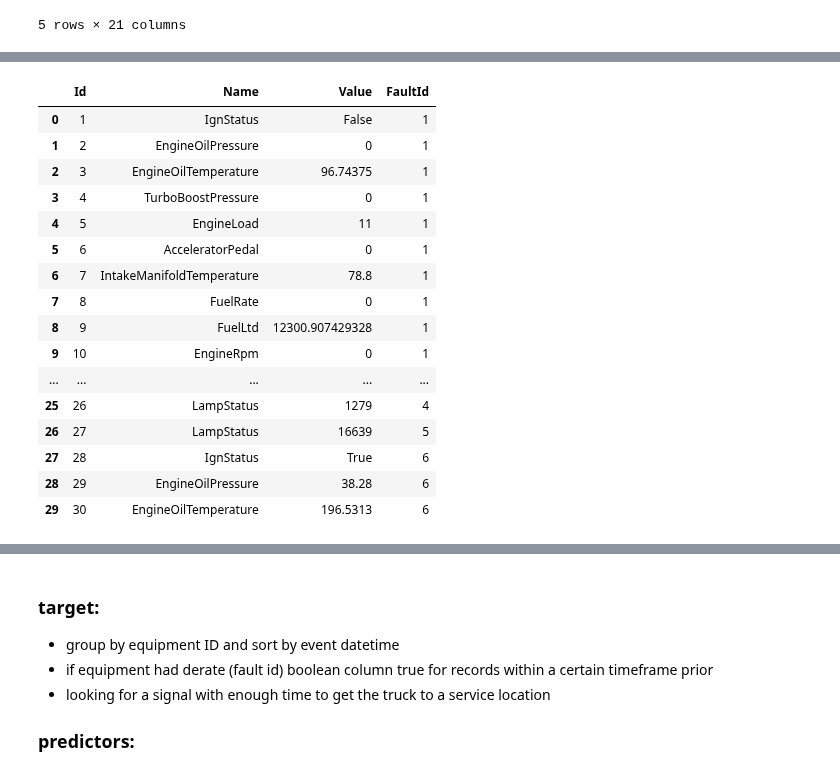
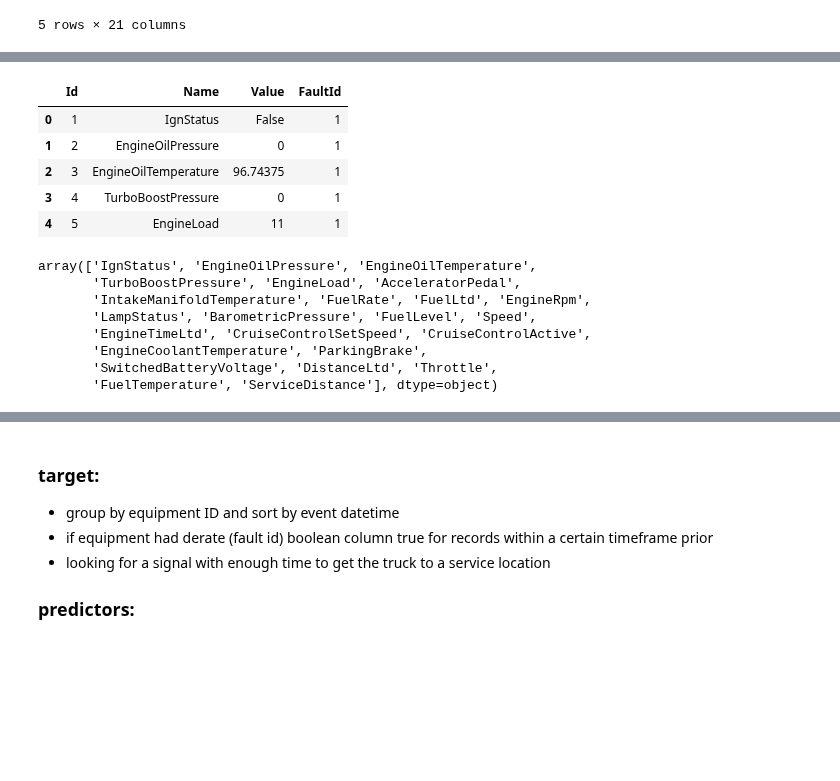
Before and after one commit to KagonDeans/big-g-ml-convoy, a Jupyter notebook: notebooks/teresa_eda.ipynb, the cells around one changed output, grey strips where cells are left out. Drawn from its saved outputs; the diff is of its cells as text; code cells hidden in the pictures; blank space fills up the shorter version.

```diff
--- a/notebooks/teresa_eda.ipynb
+++ b/notebooks/teresa_eda.ipynb
@@ -138,22 +163,23 @@ faults_active['derate_true'] = np.where(faults_active.groupby(['EquipmentID', 'e
 # %%
 diagnostics = pd.read_csv('../data/VehicleDiagnosticOnboardData.csv')
 # %%
-diagnostics.head(30)
+diagnostics.head()
 # %% [output]
 |  | Id | Name | Value | FaultId |
 | 0 | 1 | IgnStatus | False | 1 |
 | 1 | 2 | EngineOilPressure | 0 | 1 |
 | 2 | 3 | EngineOilTemperature | 96.74375 | 1 |
 | 3 | 4 | TurboBoostPressure | 0 | 1 |
 | 4 | 5 | EngineLoad | 11 | 1 |
-| 5 | 6 | AcceleratorPedal | 0 | 1 |
-| 6 | 7 | IntakeManifoldTemperature | 78.8 | 1 |
-| 7 | 8 | FuelRate | 0 | 1 |
-| 8 | 9 | FuelLtd | 12300.907429328 | 1 |
-| 9 | 10 | EngineRpm | 0 | 1 |
-| ... | ... | ... | ... | ... |
-| 25 | 26 | LampStatus | 1279 | 4 |
-| 26 | 27 | LampStatus | 16639 | 5 |
-| 27 | 28 | IgnStatus | True | 6 |
-| 28 | 29 | EngineOilPressure | 38.28 | 6 |
-| 29 | 30 | EngineOilTemperature | 196.5313 | 6 |
+# %%
+# pivot on distinct values in 'Name'
+diagnostics['Name'].unique()
+# %% [output]
+array(['IgnStatus', 'EngineOilPressure', 'EngineOilTemperature',
+       'TurboBoostPressure', 'EngineLoad', 'AcceleratorPedal',
+       'IntakeManifoldTemperature', 'FuelRate', 'FuelLtd', 'EngineRpm',
+       'LampStatus', 'BarometricPressure', 'FuelLevel', 'Speed',
+       'EngineTimeLtd', 'CruiseControlSetSpeed', 'CruiseControlActive',
+       'EngineCoolantTemperature', 'ParkingBrake',
+       'SwitchedBatteryVoltage', 'DistanceLtd', 'Throttle',
+       'FuelTemperature', 'ServiceDistance'], dtype=object)
```
Also changed, not shown: parts of 11 cells of this notebook.
